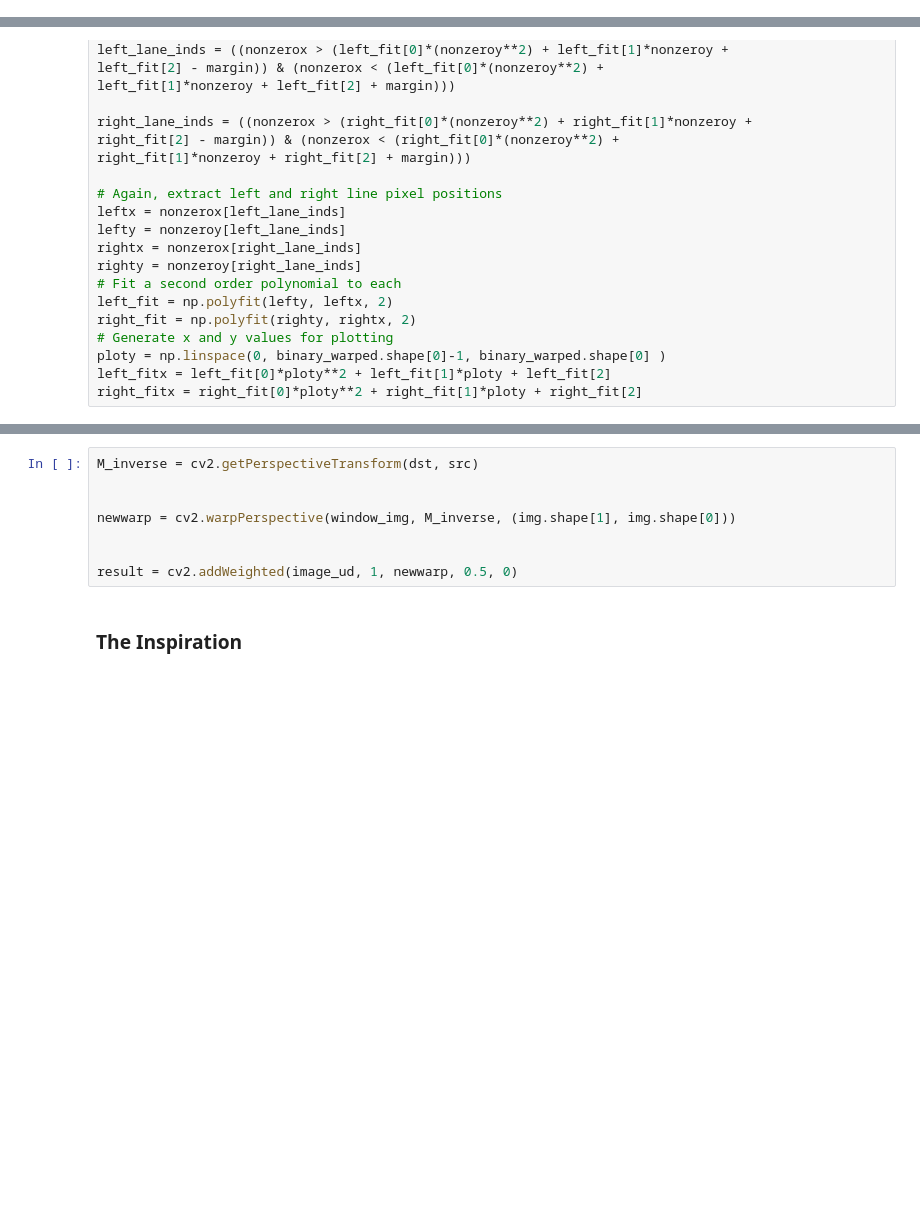
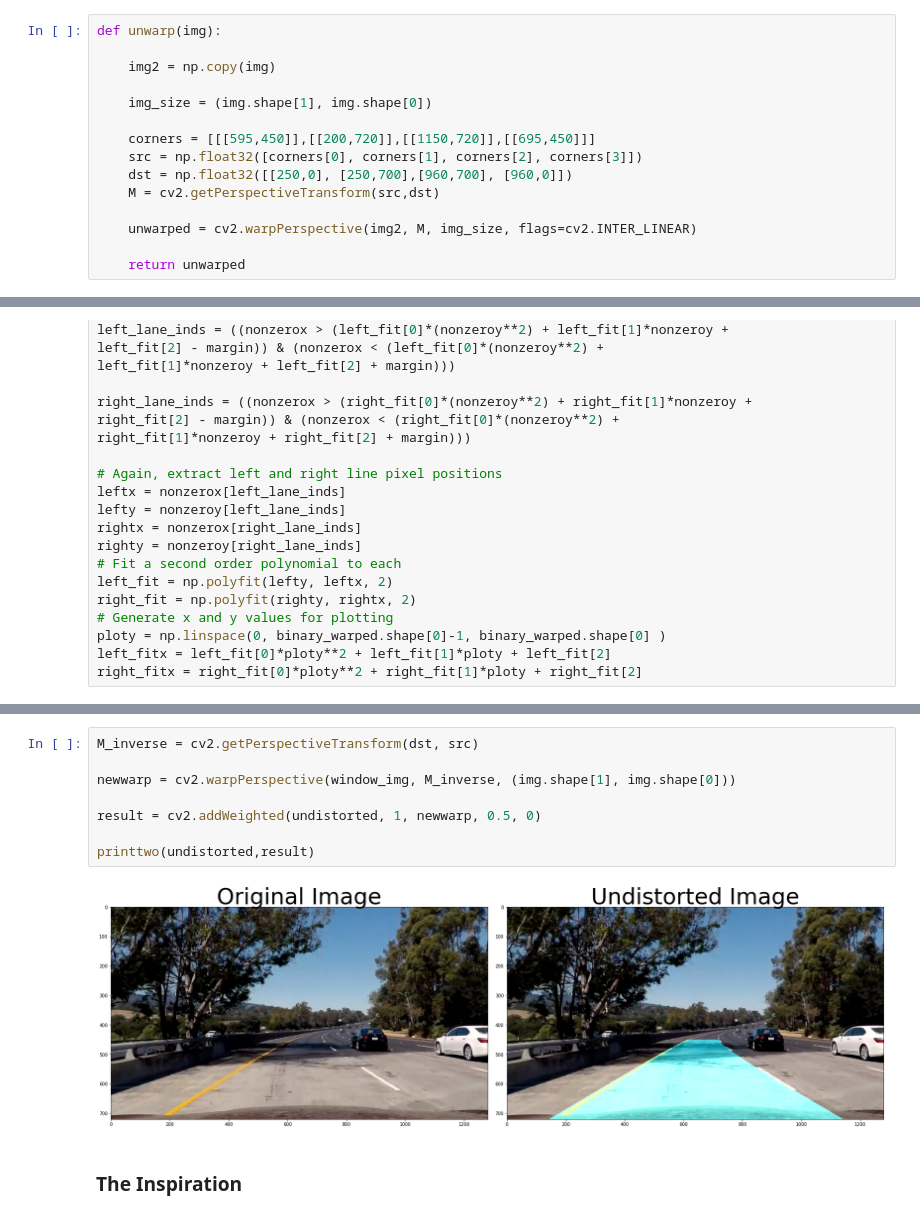
Before and after one commit to leclair-7/CarND-Advanced-Lane-Lines, a Jupyter notebook: Advanced-Lane-Finding.ipynb, the cells around one changed output, grey strips where cells are left out. Drawn from its saved outputs; the diff is of its cells as text; blank space fills up the shorter version.

```diff
--- a/Advanced-Lane-Finding.ipynb
+++ b/Advanced-Lane-Finding.ipynb
@@ -272,6 +274,21 @@ ax2.imshow(combined_binary, cmap='gray')
 # %% [output]
 <matplotlib.image.AxesImage at 0x...>
 [figure]
+# %%
+def unwarp(img):
+
+    img2 = np.copy(img)
+
+    img_size = (img.shape[1], img.shape[0])
+
+    corners = [[[595,450]],[[200,720]],[[1150,720]],[[695,450]]]
+    src = np.float32([corners[0], corners[1], corners[2], corners[3]])
+    dst = np.float32([[250,0], [250,700],[960,700], [960,0]])
+    M = cv2.getPerspectiveTransform(src,dst)
+
+    unwarped = cv2.warpPerspective(img2, M, img_size, flags=cv2.INTER_LINEAR)
+
+    return unwarped
 # %%
 def mag_thresh(img, sobel_kernel=3, mag_thresh=(0, 255)):
 
@@ -606,11 +572,13 @@ plt.ylim(720, 0)
 # %%
 M_inverse = cv2.getPerspectiveTransform(dst, src)
 
-
 newwarp = cv2.warpPerspective(window_img, M_inverse, (img.shape[1], img.shape[0]))
 
+result = cv2.addWeighted(undistorted, 1, newwarp, 0.5, 0)
 
-result = cv2.addWeighted(image_ud, 1, newwarp, 0.5, 0)
+printtwo(undistorted,result)
+# %% [output]
+[figure, added]
 # %% [markdown]
 
 ### The Inspiration
```
Also changed, not shown: parts of 10 cells of this notebook, 1 other file.
